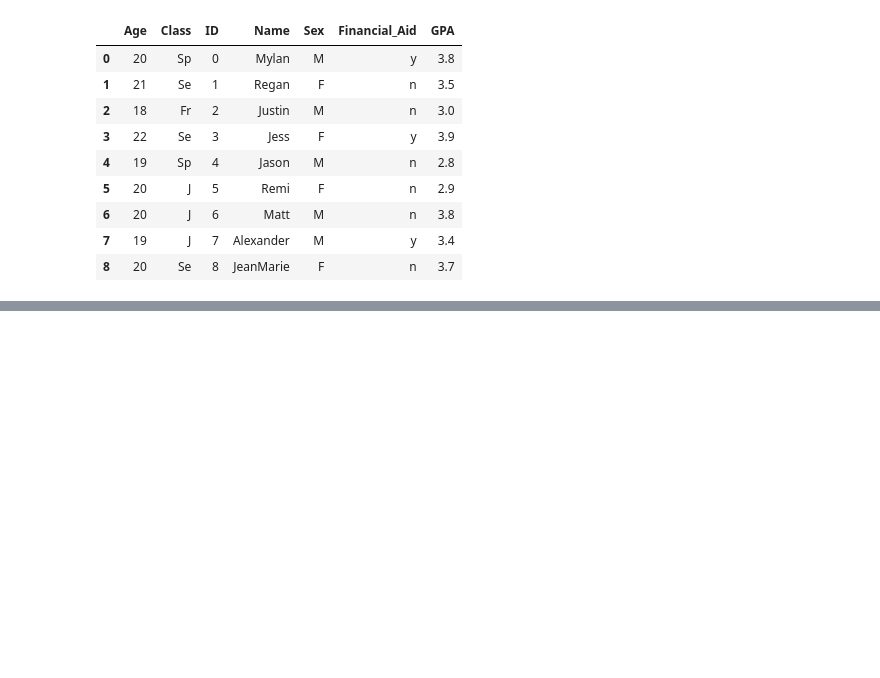
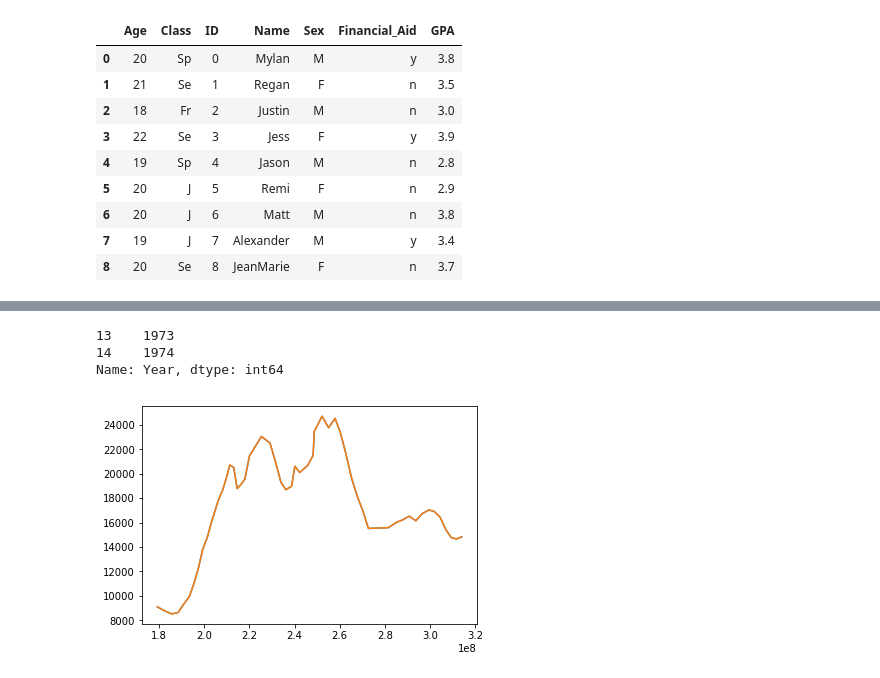
Before and after one commit to ariboyarsky/BootCamp2018, a Jupyter notebook: ProbSets/Comp/ProbSet2/PSET2.ipynb, the cells around one changed output, grey strips where cells are left out. Saved outputs shown, nothing was run; the diff lists cells and outputs as text; code cells hidden in the pictures; blank space fills up the shorter version.

```diff
--- a/ProbSets/Comp/ProbSet2/PSET2.ipynb
+++ b/ProbSets/Comp/ProbSet2/PSET2.ipynb
@@ -327,0 +357,11 @@ dta = pd.read_csv()
+# %%
+dta[(dta.Total < 1.06e07) & (dta.Burglary > 2.44e06)]['Year']
+# %% [output]
+13    1973
+14    1974
+Name: Year, dtype: int64
+# %%
+plt.plot(dta['Population'],dta['Murder'])
+plt.show()
+# %% [output]
+[figure, added]
```
Also changed, not shown: parts of 8 cells of this notebook, 2 other files.
